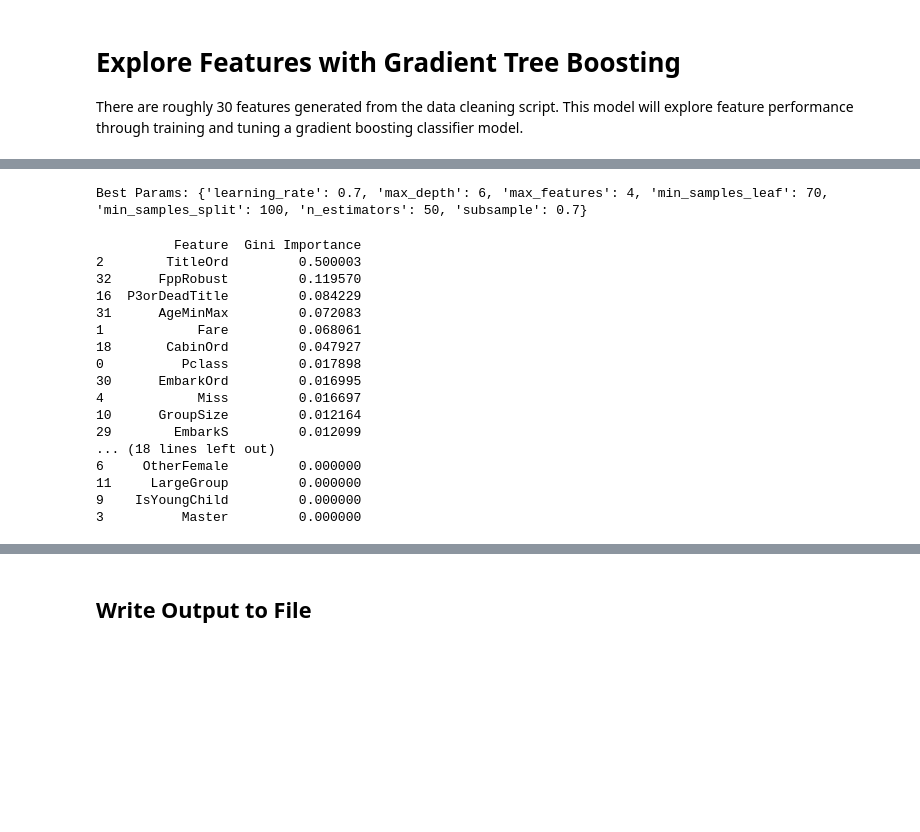
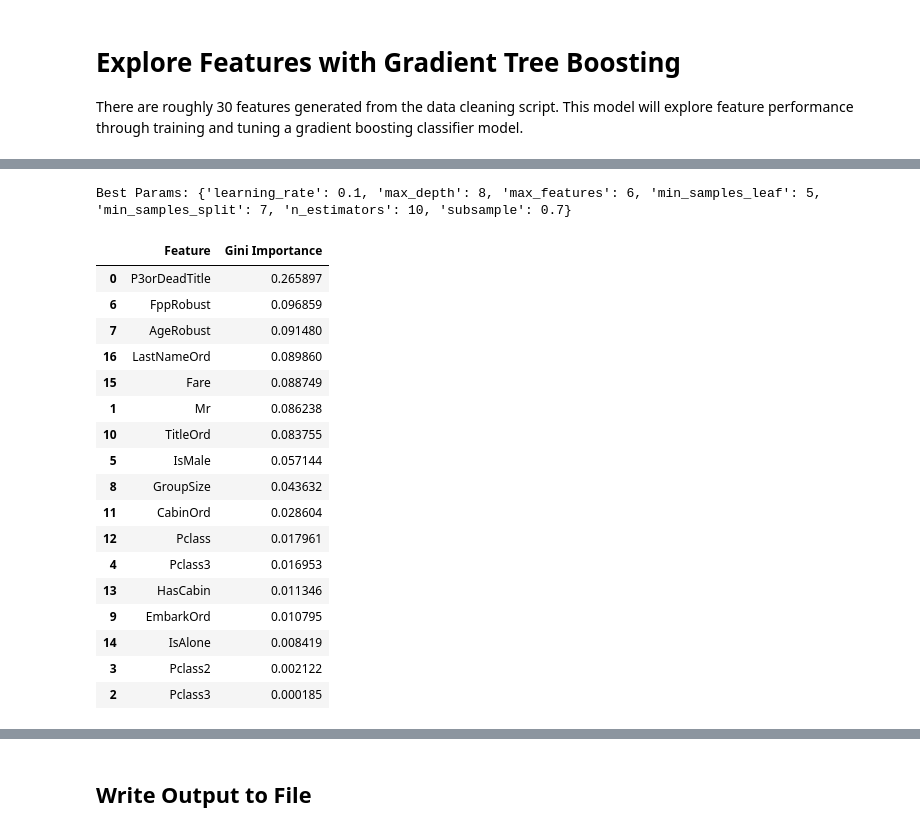
Before and after one commit to jmartenstein/titanic-ml, a Jupyter notebook: src/nb06_boosting.ipynb, the cells around one changed output, grey strips where cells are left out. Cells and saved outputs as stored; diff of their text form; code cells hidden in the pictures; blank space fills up the shorter version.

```diff
--- a/src/nb06_boosting.ipynb
+++ b/src/nb06_boosting.ipynb
@@ -68,12 +69,12 @@ num_folds = 5
 s_scoring = "balanced_accuracy"
 
 param_dist = {
-    'learning_rate':     [ 0.7 ],
-    'max_features':      [ 4, 5, 6 ],
-    'n_estimators':      [ 50 ],
-    'max_depth':         [ 6 ],
-    'min_samples_split': [ 90, 100, 110, 120 ],
-    'min_samples_leaf':  [ 70, 80, 90, 100 ],
+    'learning_rate':     [ 0.1 ],
+    'max_features':      [ 6 ],
+    'n_estimators':      [ 10 ],
+    'max_depth':         [ 8 ],
+    'min_samples_split': [ 7 ],
+    'min_samples_leaf':  [ 5 ],
     'subsample':         [ 0.7 ],
 }
 
@@ -90,31 +91,33 @@ model = random_search.best_estimator_
 
 print(f"Best Params: {best_params}")
 # %% [output]
-Best Params: {'learning_rate': 0.7, 'max_depth': 6, 'max_features': 4, 'min_samples_leaf': 70, 'min_samples_split': 100, 'n_estimators': 50, 'subsample': 0.7}
+Best Params: {'learning_rate': 0.1, 'max_depth': 8, 'max_features': 6, 'min_samples_leaf': 5, 'min_samples_split': 7, 'n_estimators': 10, 'subsample': 0.7}
 # %%
 importances = model.feature_importances_
 feature_imp_df = pd.DataFrame(
     {'Feature': x_colnames, 'Gini Importance': importances} ).sort_values(
          'Gini Importance', ascending=False)
-print(feature_imp_df)
+
+feature_imp_df
 # %% [output]
-          Feature  Gini Importance
-2        TitleOrd         0.500003
-32      FppRobust         0.119570
-16  P3orDeadTitle         0.084229
-31      AgeMinMax         0.072083
-1            Fare         0.068061
-18       CabinOrd         0.047927
-0          Pclass         0.017898
-30      EmbarkOrd         0.016995
-4            Miss         0.016697
-10      GroupSize         0.012164
-29        EmbarkS         0.012099
-... (18 lines left out)
-6     OtherFemale         0.000000
-11     LargeGroup         0.000000
-9    IsYoungChild         0.000000
-3          Master         0.000000
+|  | Feature | Gini Importance |
+| 0 | P3orDeadTitle | 0.265897 |
+| 6 | FppRobust | 0.096859 |
+| 7 | AgeRobust | 0.091480 |
+| 16 | LastNameOrd | 0.089860 |
+| 15 | Fare | 0.088749 |
+| 1 | Mr | 0.086238 |
+| 10 | TitleOrd | 0.083755 |
+| 5 | IsMale | 0.057144 |
+| 8 | GroupSize | 0.043632 |
+| 11 | CabinOrd | 0.028604 |
+| 12 | Pclass | 0.017961 |
+| 4 | Pclass3 | 0.016953 |
+| 13 | HasCabin | 0.011346 |
+| 9 | EmbarkOrd | 0.010795 |
+| 14 | IsAlone | 0.008419 |
+| 3 | Pclass2 | 0.002122 |
+| 2 | Pclass3 | 0.000185 |
 # %%
 y_train_preds_proba = model.predict_proba(X_train)
 
```
Also changed, not shown: parts of 10 cells of this notebook.
